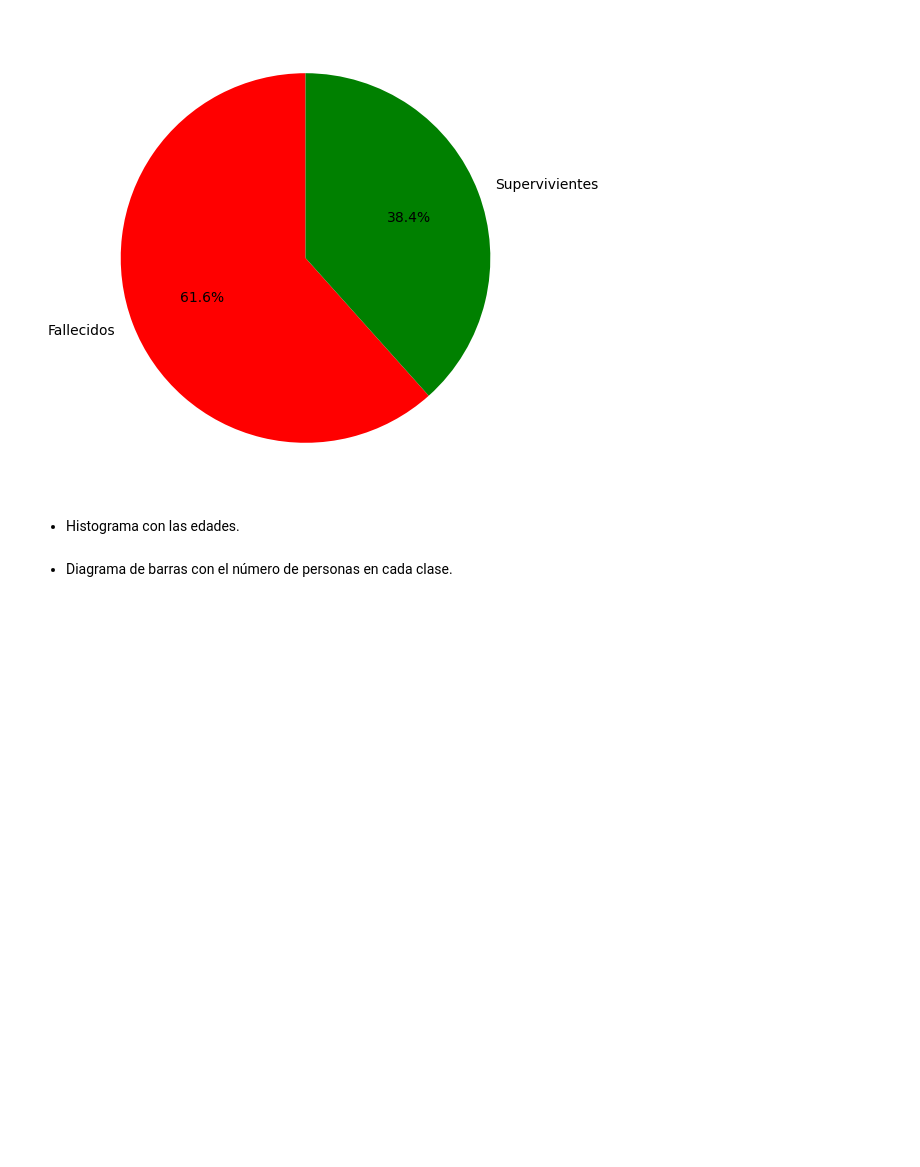
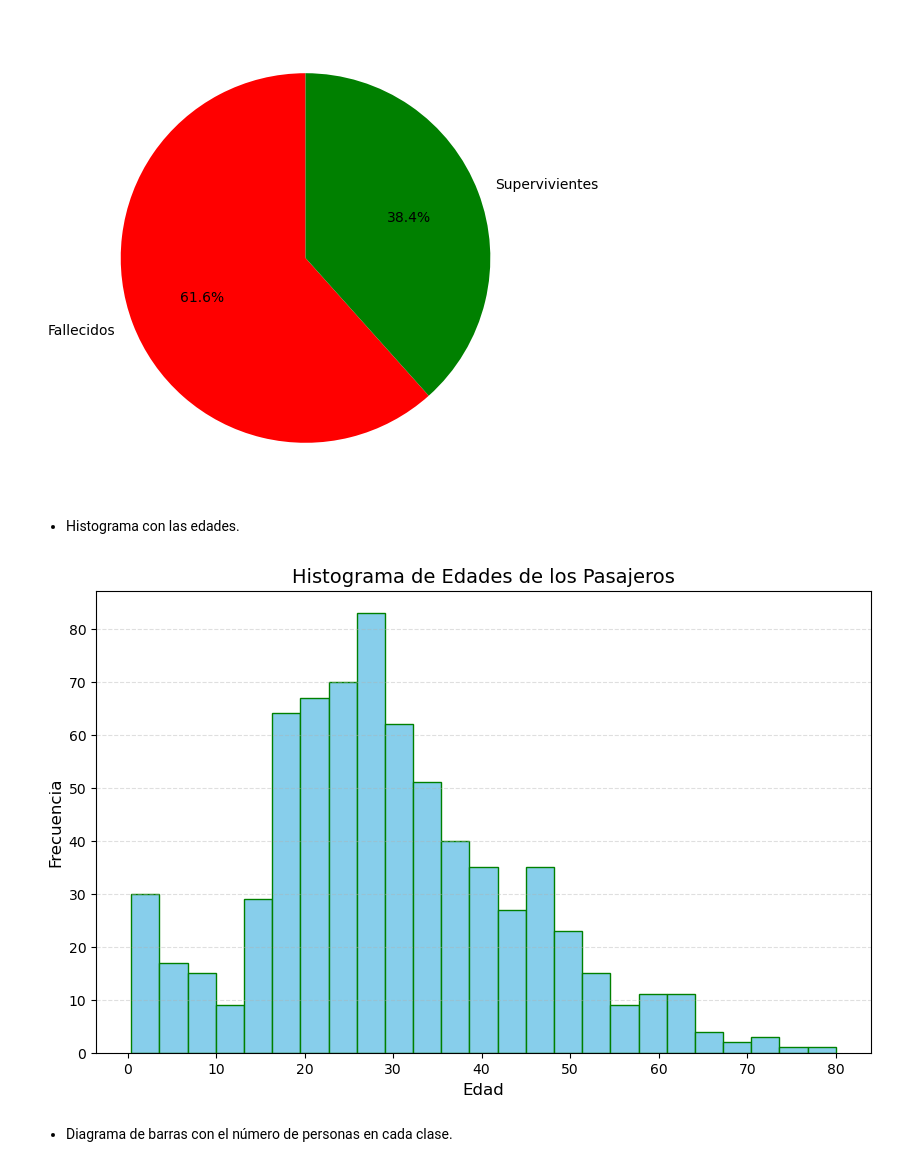
Before and after one commit to JDomingoDelgadoAlonso/MatPlotLib, a Jupyter notebook: MatPlotLib.ipynb, the cells around one changed output. Drawn from its saved outputs; the diff is of its cells as text; code cells hidden in the pictures; blank space fills up the shorter version.

Commit message:
Ejercicios MatPLotLib completos

```diff
--- a/MatPlotLib.ipynb
+++ b/MatPlotLib.ipynb
@@ -123,11 +124,15 @@ plt.show()
 # %% [markdown]
 - Histograma con las edades.
 # %%
-plt.figure(figsize=(8, 6))
-sns.histplot(df['Age'].dropna(), bins=30, kde=True, color='blue')
-plt.title('Histograma de las edades')
-plt.xlabel('Edad')
-plt.ylabel('Frecuencia')
+titanic = pd.read_csv("titanic.csv")
+plt.figure(figsize=(10, 6))
+plt.hist(titanic['Age'].dropna(), bins=25, color='skyblue', edgecolor='green')
+plt.title('Histograma de Edades de los Pasajeros', fontsize=14)
+plt.xlabel('Edad', fontsize=12)
+plt.ylabel('Frecuencia', fontsize=12)
+plt.grid(axis='y', linestyle='--', alpha=0.4)
 plt.show()
+# %% [output]
+[figure, added]
 # %% [markdown]
 - Diagrama de barras con el número de personas en cada clase.
```
Also changed, not shown: parts of 23 cells of this notebook, 1 other file.
